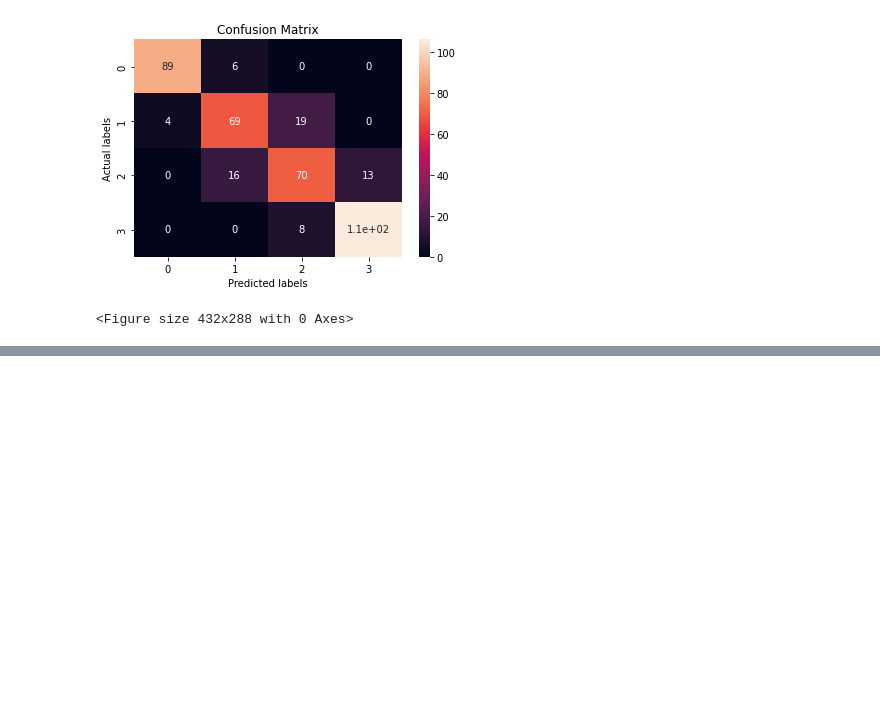
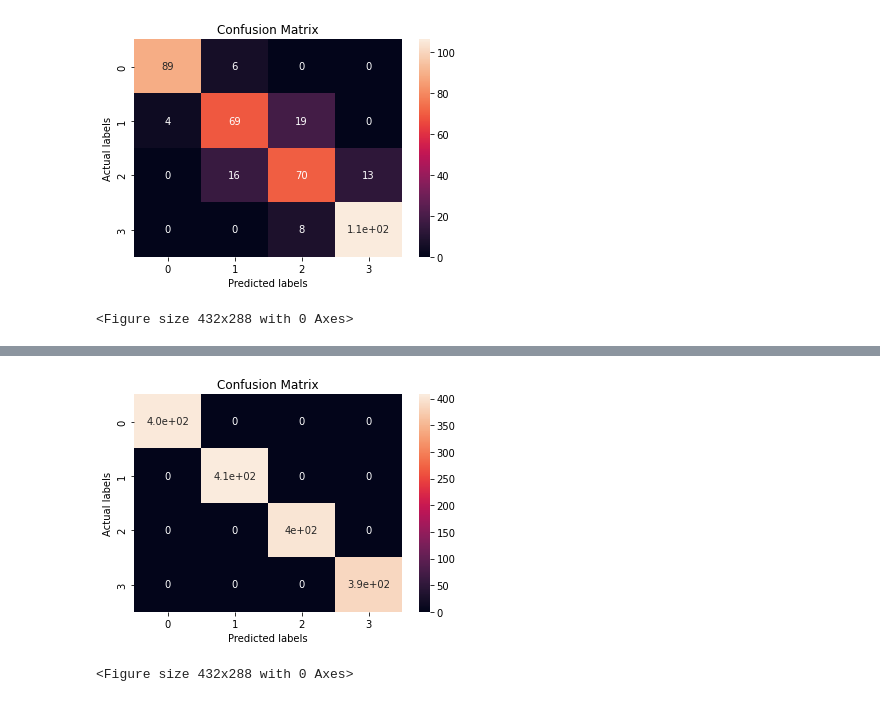
Before and after one commit to DipanshuKumar449/Mobile-Price-Range-Prediction, a Jupyter notebook: Mobile_Price_Range_Prediction.ipynb, the cells around one changed output, grey strips where cells are left out. Saved outputs shown, nothing was run; the diff lists cells and outputs as text; code cells hidden in the pictures; blank space fills up the shorter version.

```diff
--- a/Mobile_Price_Range_Prediction.ipynb
+++ b/Mobile_Price_Range_Prediction.ipynb
@@ -729,0 +939,78 @@ Confusion metrix for the Testing Data
+# %%
+# XGBoost with Hyperparameter tuning implementation
+from xgboost import XGBClassifier
+
+print(".....Extreme Gradient Boosting Classifier.....")
+print('\n')
+
+XGB = XGBClassifier()
+
+# Selecting Hyperparameters
+params_dict = {
+              'max_depth': [5,6,7,8,9,10],
+              'min_samples_leaf': [1,2,3,4,5],
+              'min_samples_split': [5,10,15],
+              'n_estimators': [100,200,300],
+              'learning_rate': [0.01,0.05,0.1,0.5]
+              }
+
+# Using Randomized Search CV
+XGB_model = RandomizedSearchCV(estimator = XGB,
+                       param_distributions= params_dict,
+                       cv = 5, verbose=2, scoring='accuracy')
+
+XGB_model.fit(X_train,Y_train)
+
+print(XGB_model.best_estimator_)    # Getting the best Estimator
+print("\n")
+XGB_optimal = XGB_model.best_estimator_
+
+
+# Predictions of Training and Testing Dasets
+
+XGB_pred_train = XGB_optimal.predict(X_train)   # Prediction for train dataset
+XGB_pred_test = XGB_optimal.predict(X_test)     # Prediction for test dataset
+
+# ............Evaluation.............
+
+print("Evaluation metrices for the Training Data")
+print('\n')
+# calling evaluation_model function
+evaluation_model(Y_train,XGB_pred_train)
+
+print('\n')
+print("----"*15)
+print("----"*15)
+print('\n')
+
+print("Evaluation metrices for the Testing Data")
+print('\n')
+# calling evaluation_model function
+evaluation_model(Y_test,XGB_pred_test)
+
+print('\n')
+print("----"*15)
+print("----"*15)
+print('\n')
+
+#...............Confusion Matrix..............
+
+print("Confusion metrix for the Training Data")
+print('\n')
+# calling confusion metrics function
+confuse_matrix(Y_train,XGB_pred_train)
+plt.figure()
+plt.show()
+
+print('\n')
+print("----"*15)
+print("----"*15)
+print('\n')
+
+print("Confusion metrix for the Testing Data")
+print('\n')
+# calling confusion metrics function
+confuse_matrix(Y_test,XGB_pred_test)
+plt.figure()
+plt.show()
+# %% [output]
@@ -729,0 +1034,2 @@ Confusion metrix for the Testing Data
+[figure, added]
+<Figure size 432x288 with 0 Axes>
```
Also changed, not shown: parts of 8 cells of this notebook.
